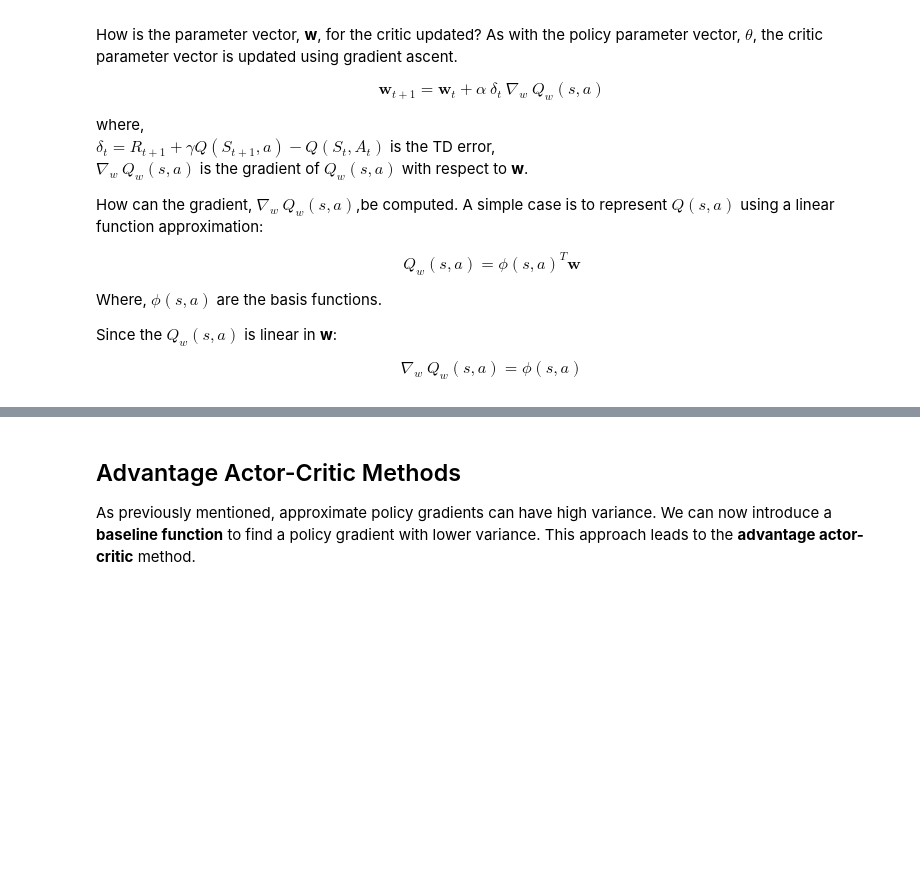
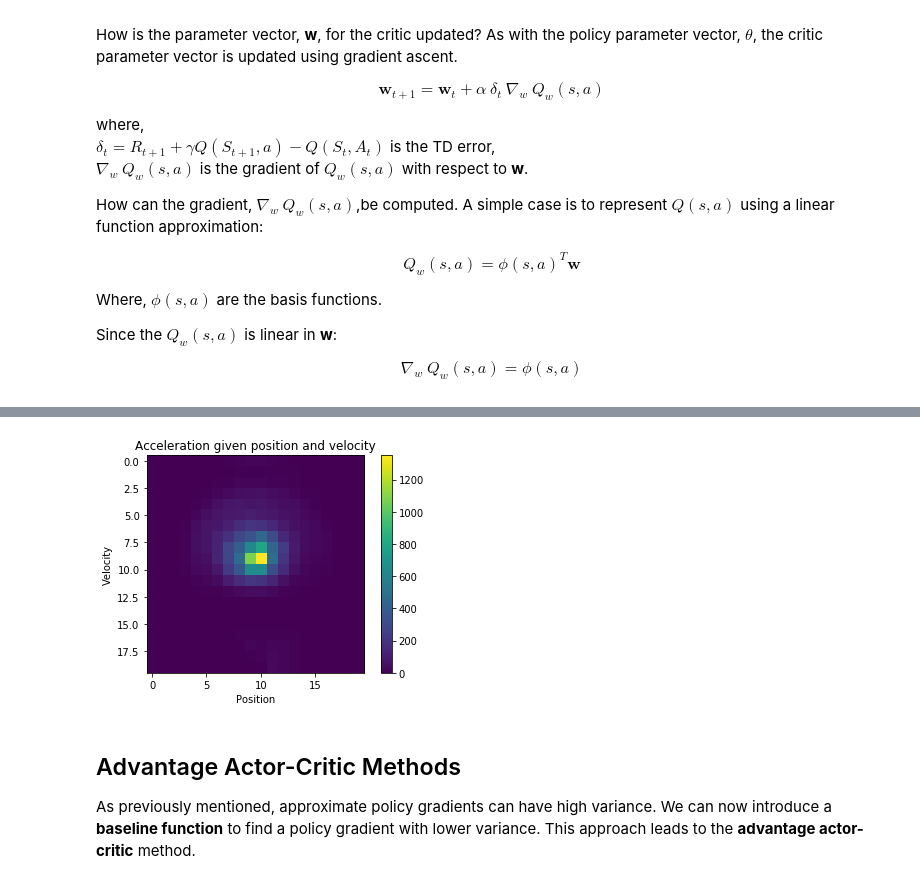
Before and after one commit to mhmohona/Reinforcement-Learning-Explained, a Jupyter notebook: Module8/IntroductionToPolicyGradients.ipynb, the cells around one changed output, grey strips where cells are left out. Cells and saved outputs as stored; diff of their text form; code cells hidden in the pictures; blank space fills up the shorter version.

```diff
--- a/Module8/IntroductionToPolicyGradients.ipynb
+++ b/Module8/IntroductionToPolicyGradients.ipynb
@@ -295,16 +325,17 @@ for x in list(np.linspace(-0.07,0.07,20)):
 # %%
 def compute_Q(x, x_dot, w):
     '''Function to compute action value, Q, given state and parameter vector w'''
-    return w[0, x_state(x), x_dot_state(x_dot)] * x + w[1, x_state(x), x_dot_state(x_dot)] * x_dot
+    return w[0, x_state(x), x_state(x_dot, x_lims = (-0.07,0.07))] * x + w[1, x_state(x), x_state(x_dot, x_lims = (-0.07,0.07))] * x_dot
 
-w = np.array(2,)
+## Initialize the w array
+#w = np.array(2,)
 # %%
 def delta_log_pi(a, x, x_dot, theta, sigma):
     '''This function computes the gradients of the log probability
     for the policy given the state and action. The function assumes
     a stochastic Gaussina distributed action space'''
-    delta_pi = (a - theta[x_state(x), x_dot_state(x_dot)])/sigma
-    if(delta_pi > 0): delta_pi = log(delta_pi)
+    delta_pi = (a - theta[x_state(x), x_state(x_dot, x_lims = (-0.07,0.07))])/sigma
+    if(delta_pi > 0.0): delta_pi = log(delta_pi)
     else: delta_pi = 0.0
     return delta_pi
 # %%
@@ -318,7 +349,7 @@ def delta_theta(theta, w, x, x_dot, a, sigma):
 def next_action(x, x_dot, sigma, theta):
     '''Function computes a next action, state, reward, and done flag given a state'''
     ## Find the action and the next state, done flag and reward
-    a = nr.normal(loc=theta[x_state(x), x_dot_state(x_dot)], scale=sigma, size=1)
+    a = nr.normal(loc=theta[x_state(x), x_state(x_dot, x_lims = (-0.07,0.07))], scale=sigma, size=1)
     x_prime, x_dot_prime, done, reward = sim_car(x, x_dot, a)
     return a, x_prime, x_dot_prime, reward, done
 # %%
@@ -354,11 +385,11 @@ def tile_AC(episodes = 1000, gamma = 0.9, alpha = 0.02, sigma = 1.0, beta = 0.02
             ## Compute the TD error and update the critic
             delta = reward + gamma * compute_Q(x[i], x_dot[i], w) - compute_Q(x[i-1], x_dot[i-1], w)
             d_w = np.multiply(beta * delta, np.array([x[i-1],x_dot[i-1]])).reshape((1,2))
-            w[:, x_state(x[i-1]), x_dot_state(x_dot[i-1])] = np.add(w[:, x_state(x[i-1]), x_dot_state(x_dot[i-1])], d_w)
+            w[:, x_state(x[i-1]), x_state(x_dot[i-1], x_lims = (-0.07,0.07))] = np.add(w[:, x_state(x[i-1]), x_state(x_dot[i-1], x_lims = (-0.07,0.07))], d_w)
 
             ## Update the policy parameter theta of the actor
             d_theta = delta_theta(theta, w, x[i-1], x_dot[i-1], a, sigma)
-            theta[x_state(x[i-1]), x_dot_state(x_dot[i-1])] =  theta[x_state(x[i-1]), x_dot_state(x_dot[i-1])] + alpha * d_theta
+            theta[x_state(x[i-1]), x_state(x_dot[i-1], x_lims = (-0.07,0.07))] =  theta[x_state(x[i-1]), x_state(x_dot[i-1], x_lims = (-0.07,0.07))] + alpha * d_theta
 
             ## Update the state variables
             a = a_prime
@@ -411,3 +446,14 @@ plot_car_a(x_steps, x_dot_steps, action_steps)
+# %%
+def display_policy(policy):
+    plt.imshow(policy)
+    plt.xlabel('Position')
+    plt.ylabel('Velocity')
+    plt.title('Acceleration given position and velocity')
+    plt.colorbar()
+
+display_policy(stochastic_policy)
+# %% [output]
+[figure, added]
 # %% [markdown]
 ## Advantage Actor-Critic Methods
 
```
Also changed, not shown: parts of 10 cells of this notebook.
